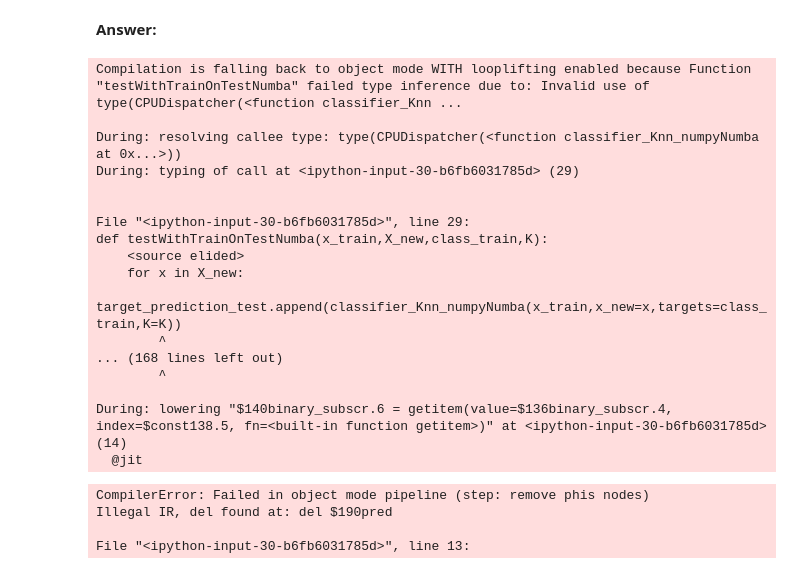
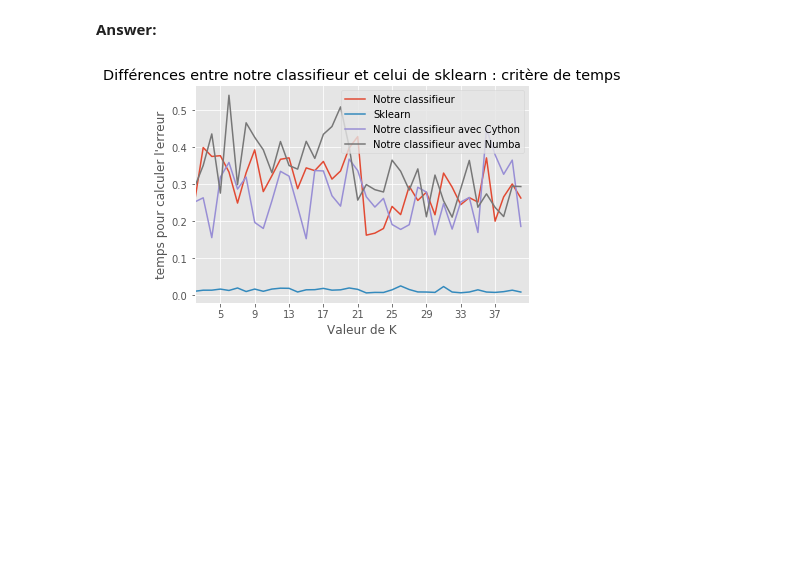
Before and after one commit to VictorCilleros/python_sdia_All, a Jupyter notebook: Labs/Lab4/lab4.ipynb, the cells around one changed output. Drawn from its saved outputs; the diff is of its cells as text; code cells hidden in the pictures; blank space fills up the shorter version.

Commit message:
Numba works

```diff
--- a/Labs/Lab4/lab4.ipynb
+++ b/Labs/Lab4/lab4.ipynb
@@ -353,7 +353,7 @@ N_train = train.shape[0]
 # %%
 import KNN_Cython.KNN as KNN
 from sklearn.neighbors import KNeighborsClassifier
-
+import timeit
 
 from time import time
 
@@ -362,16 +362,14 @@ timePerso = []
 timePerso2 = []
 nbTest=40
 for k in range(1,nbTest+1):
+    print("oui")
     classifierKnn_sklearn=KNeighborsClassifier(n_neighbors=k).fit(x_train,class_train)
-    startSklearn=time()
-    errSKL=computeError(classifierKnn_sklearn.predict(x_test),class_test)
-    timeSklearn.append(time()-startSklearn)
-    startPerso=time()
-    errKNN=computeError(testWithTrainOnTest(x_train,x_test,class_train,k),class_test)
-    timePerso.append(time()-startPerso)
-    startPerso2=time()
-    errKNN=KNN.computeError(KNN.testWithTrainOnTest(x_train,x_test,class_train,k),class_test)
-    timePerso2.append(time()-startPerso2)
+    print("oui5")
+    timeSklearn.append(timeit.timeit(lambda : computeError(classifierKnn_sklearn.predict(x_test),class_test)))
+    print(4   )
+    timePerso.append(timeit.timeit(lambda : computeError(testWithTrainOnTest(x_train,x_test,class_train,k),class_test)))
+    timePerso2.append(timeit.timeit(lambda : KNN.computeError(KNN.testWithTrainOnTest(x_train,x_test,class_train,k),class_test)))
+    print(k)
 plt.figure()
 plt.plot(np.linspace(1,nbTest,nbTest),timePerso,label='Notre classifieur')
 plt.plot(np.linspace(1,nbTest,nbTest),timeSklearn,label='Sklearn')
@@ -429,18 +429,19 @@ import numpy as np
 
 @jit
 def classifier_Knn_numpyNumba(x_train,x_new,targets,K):
-    dtype = [('distance', float), ('target', float)]
     distances = []
     counter1 = 0
     counter2 = 0
+    target_list=[]
     for i in range(0,len(x_train)):
-        distances.append((np.linalg.norm(x_new-x_train[i]),targets[i]))
-    distances=np.array(distances,dtype=dtype)
-    distances=np.sort(distances,order='distance')  # plus petites en premier
+        distances.append(np.linalg.norm(x_new-x_train[i]))
+        target_list.append(targets[i])
+
+    target_list = np.array(target_list)[np.argsort(distances)]  # plus petites en premier
     for j in range(0,K):
-        if distances[j][1]==1.:
+        if target_list[j]==1.:
             counter1+=1
-        if distances[j][1]==2.:
+        if target_list[j]==2.:
             counter2+=1
         if counter1+counter2==K:
             break
@@ -476,51 +477,32 @@ timePerso = []
 timePerso2 = []
 timePersoNumba= []
 nbTest=40
 for k in range(1,nbTest+1):
     classifierKnn_sklearn=KNeighborsClassifier(n_neighbors=k).fit(x_train,class_train)
     startSklearn=time()
     errSKL=computeError(classifierKnn_sklearn.predict(x_test),class_test)
     timeSklearn.append(time()-startSklearn)
     startPerso=time()
     errKNN=computeError(testWithTrainOnTest(x_train,x_test,class_train,k),class_test)
     timePerso.append(time()-startPerso)
     startPerso2=time()
     errKNN=KNN.computeError(KNN.testWithTrainOnTest(x_train,x_test,class_train,k),class_test)
     timePerso2.append(time()-startPerso2)
     startPersoNumba=time()
     errKNN=computeErrorNumba(testWithTrainOnTestNumba(x_train,x_test,class_train,k),class_test)
     timePersoNumba.append(time()-startPersoNumba)
 
 plt.figure()
 plt.plot(np.linspace(1,nbTest,nbTest),timePerso,label='Notre classifieur')
 plt.plot(np.linspace(1,nbTest,nbTest),timeSklearn,label='Sklearn')
 plt.plot(np.linspace(1,nbTest,nbTest),timePerso2,label='Notre classifieur avec Cython')
 plt.plot(np.linspace(1,nbTest,nbTest),timePersoNumba,label='Notre classifieur avec Numba')
 plt.legend()
 plt.title("Différences entre notre classifieur et celui de sklearn : critère de temps")
 plt.xlabel("Valeur de K")
 plt.ylabel("temps pour calculer l'erreur")
 plt.xticks(np.arange(1, nbTest+1,4,dtype=int))
+plt.xlim(2,nbTest+1)
 plt.show()
 # %% [output]
-Compilation is falling back to object mode WITH looplifting enabled because Function "testWithTrainOnTestNumba" failed type inference due to: Invalid use of type(CPUDispatcher(<function classifier_Knn ...
-
-During: resolving callee type: type(CPUDispatcher(<function classifier_Knn_numpyNumba at 0x...>))
-During: typing of call at <ipython-input-30-b6fb6031785d> (29)
-
-
-File "<ipython-input-30-b6fb6031785d>", line 29:
-def testWithTrainOnTestNumba(x_train,X_new,class_train,K):
-    <source elided>
-    for x in X_new:
-        target_prediction_test.append(classifier_Knn_numpyNumba(x_train,x_new=x,targets=class_train,K=K))
-        ^
-... (168 lines left out)
-        ^
-
-During: lowering "$140binary_subscr.6 = getitem(value=$136binary_subscr.4, index=$const138.5, fn=<built-in function getitem>)" at <ipython-input-30-b6fb6031785d> (14)
-  @jit
-CompilerError: Failed in object mode pipeline (step: remove phis nodes)
-Illegal IR, del found at: del $190pred
-
-File "<ipython-input-30-b6fb6031785d>", line 13:
+[figure, added]
```
Also changed, not shown: parts of 1 cell of this notebook.
